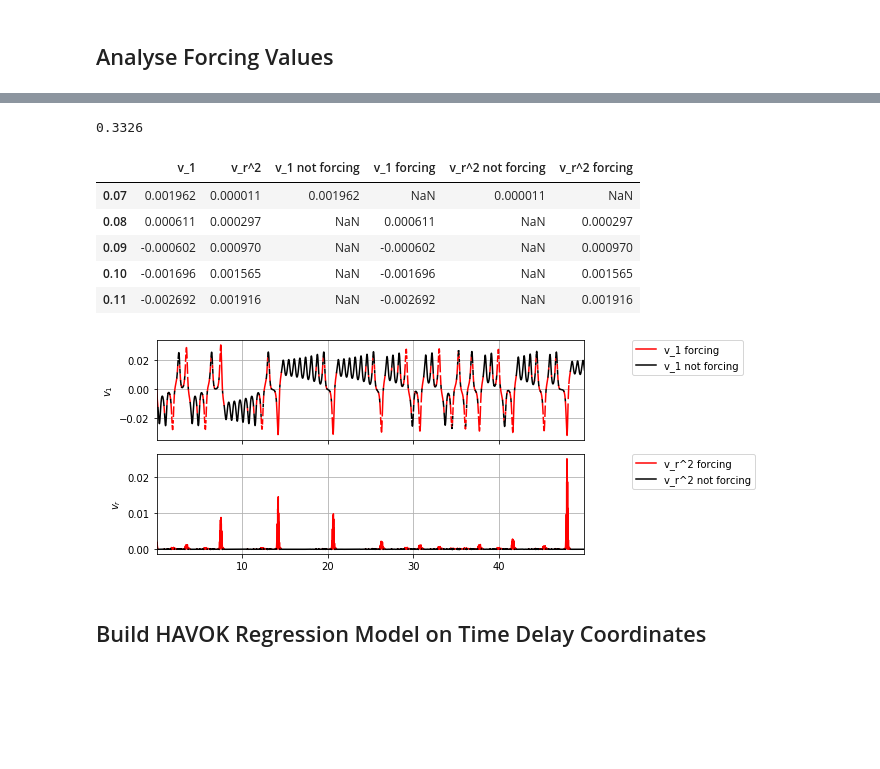
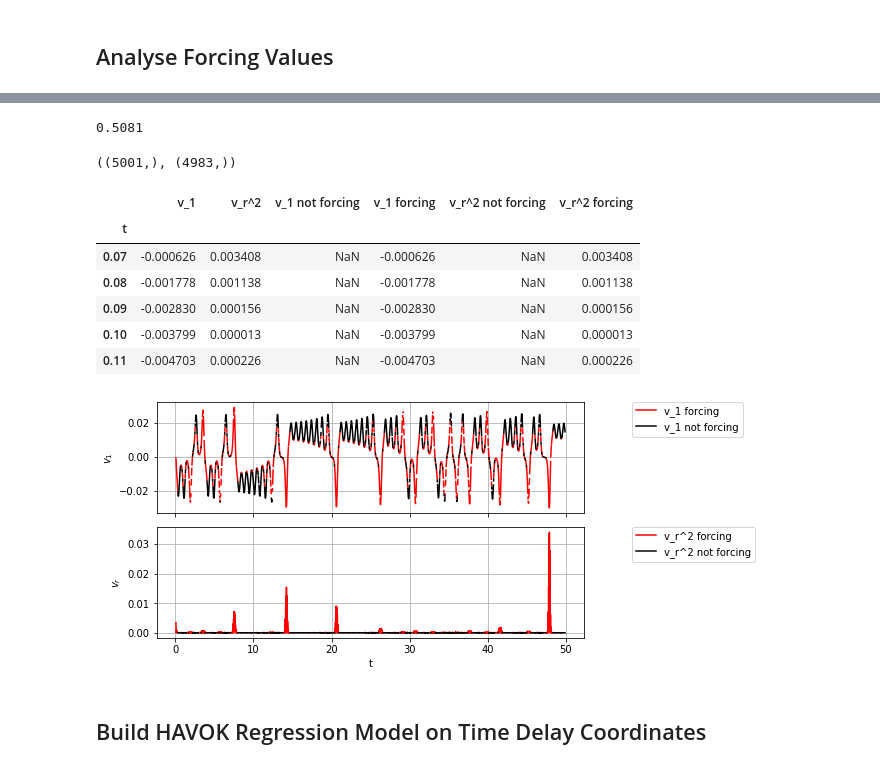
Before and after one commit to billtubbs/mech-575, a Jupyter notebook: code/python/Chapter-7-HAVOK-Lorenz.ipynb, the cells around one changed output, grey strips where cells are left out. Cells and saved outputs as stored; diff of their text form; code cells hidden in the pictures; blank space fills up the shorter version.

Commit message:
Predictions with model

```diff
--- a/code/python/Chapter-7-HAVOK-Lorenz.ipynb
+++ b/code/python/Chapter-7-HAVOK-Lorenz.ipynb
@@ -171,3 +188,3 @@ plt.show()
 # %%
-# Choose rank of HAVOK model
-r = 10
+# Rank of HAVOK model (see above)
+r
@@ -187,14 +206,23 @@ plt.show()
 # %%
-is_forcing = forcing_values > 0.00005  # Choose threshold
+is_forcing = forcing_values > 0.00001  # Choose threshold
+
+# Fraction of time forcing
 round(sum(is_forcing) / len(is_forcing), 4)
 # %% [output]
-0.3326
+0.5081
+# %%
+t_trimmed = t[r//2:r//2 + V.shape[0]]
+
+t.shape, t_trimmed.shape
+# %% [output]
+((5001,), (4983,))
 # %%
 plot_data = {
     "v_1": V[:, 0],
     "v_r^2": V[:, r-1]**2
 }
-plot_data = pd.DataFrame(plot_data, index=t[7:-6])
+index = pd.Index(t_trimmed, name='t')
+plot_data = pd.DataFrame(plot_data, index=index)
 
 plot_data["v_1 not forcing"] = plot_data.loc[~is_forcing, "v_1"]
 plot_data["v_1 forcing"] = plot_data.loc[is_forcing, "v_1"]
@@ -204,32 +232,34 @@ plot_data["v_r^2 forcing"] = plot_data.loc[is_forcing, "v_r^2"]
 plot_data.head()
 # %% [output]
 |  | v_1 | v_r^2 | v_1 not forcing | v_1 forcing | v_r^2 not forcing | v_r^2 forcing |
-| 0.07 | 0.001962 | 0.000011 | 0.001962 | NaN | 0.000011 | NaN |
-| 0.08 | 0.000611 | 0.000297 | NaN | 0.000611 | NaN | 0.000297 |
-| 0.09 | -0.000602 | 0.000970 | NaN | -0.000602 | NaN | 0.000970 |
-| 0.10 | -0.001696 | 0.001565 | NaN | -0.001696 | NaN | 0.001565 |
-| 0.11 | -0.002692 | 0.001916 | NaN | -0.002692 | NaN | 0.001916 |
+| t |  |  |  |  |  |  |
+| 0.07 | -0.000626 | 0.003408 | NaN | -0.000626 | NaN | 0.003408 |
+| 0.08 | -0.001778 | 0.001138 | NaN | -0.001778 | NaN | 0.001138 |
+| 0.09 | -0.002830 | 0.000156 | NaN | -0.002830 | NaN | 0.000156 |
+| 0.10 | -0.003799 | 0.000013 | NaN | -0.003799 | NaN | 0.000013 |
+| 0.11 | -0.004703 | 0.000226 | NaN | -0.004703 | NaN | 0.000226 |
 # %%
-fig, axes = plt.subplots(2, 1, figsize=(9.5, 3.5), sharex=True)
+fig, axes = plt.subplots(2, 1, figsize=(9.5, 4), sharex=True)
 
 plot_data['v_1 forcing'].plot(ax=axes[0], style='r-')
 plot_data['v_1 not forcing'].plot(ax=axes[0], style='k-')
 axes[0].set_ylabel('$v_1$')
 axes[0].grid()
 axes[0].legend(bbox_to_anchor=(1.1, 1.05))
 
 plot_data['v_r^2 forcing'].plot(ax=axes[1], style='r-')
 plot_data['v_r^2 not forcing'].plot(ax=axes[1], style='k-')
 axes[1].set_ylabel('$v_r$')
 axes[1].grid()
 axes[1].legend(bbox_to_anchor=(1.1, 1.05))
 
+axes[1].set_xlabel('t')
 plt.tight_layout()
 filepath = os.path.join(plot_dir, 'lorenz_data_forcing.png')
 plt.savefig(filepath)
 plt.show()
 # %% [output]
-[figure, old version]
+[figure, new version]
 # %% [markdown]
 ## Build HAVOK Regression Model on Time Delay Coordinates
 # %%
```
Also changed, not shown: parts of 25 cells of this notebook.
